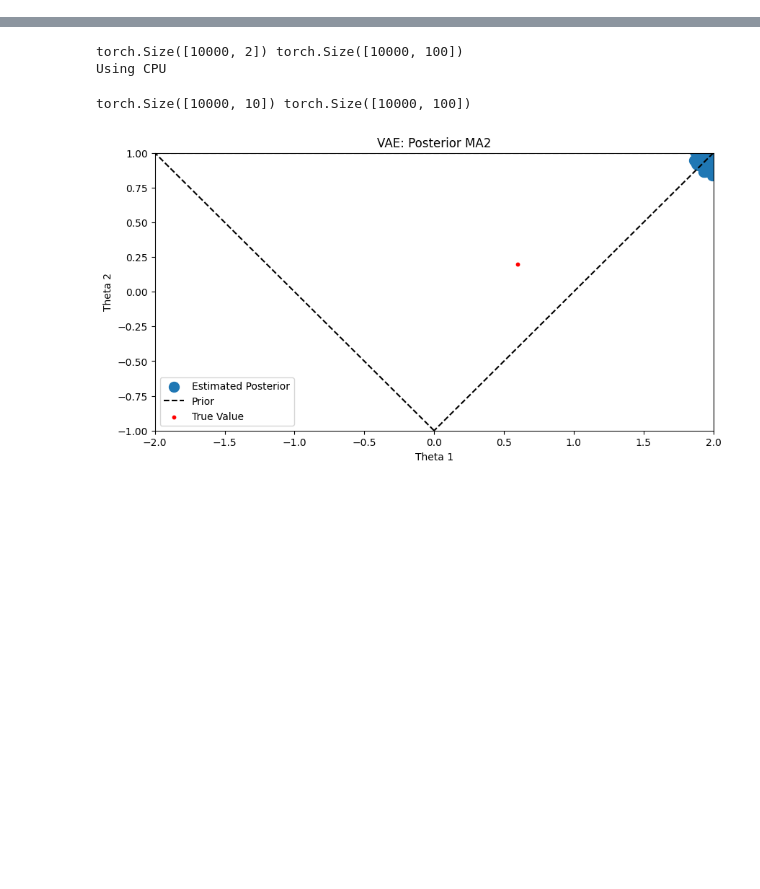
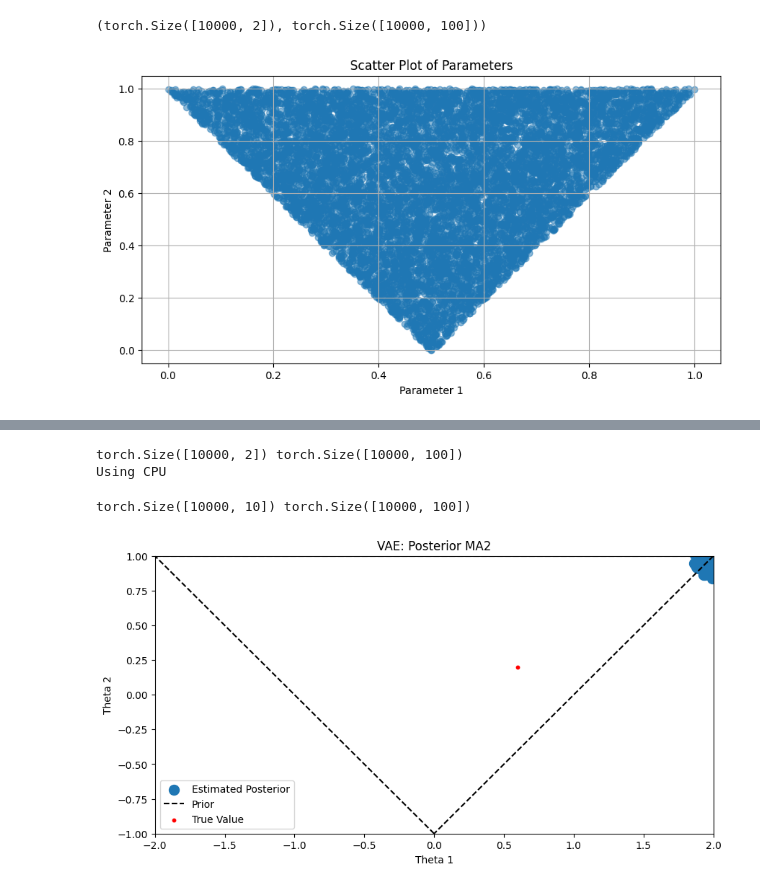
Before and after one commit to mayank05942/CVAEI, a Jupyter notebook: notebooks/ma2_cvaei.ipynb, the cells around one changed output, grey strips where cells are left out. Drawn from its saved outputs; the diff is of its cells as text; code cells hidden in the pictures; blank space fills up the shorter version.

```diff
--- a/notebooks/ma2_cvaei.ipynb
+++ b/notebooks/ma2_cvaei.ipynb
@@ -37,0 +35,4 @@ model = MovingAverage2()
+# %%
+ma2 = MovingAverage2()
+train_theta_norm, train_data_norm, theta_normalizer, data_normalizer = ma2.prepare_data(10000)
+x = ma2.observed_data()
@@ -37,0 +54,8 @@ model = MovingAverage2()
+# %%
+train_theta_norm.shape, train_data_norm.shape
+# %% [output]
+(torch.Size([10000, 2]), torch.Size([10000, 100]))
+# %%
+ma2.plot_prior(train_theta_norm)
+# %% [output]
+[figure, added]
```
Also changed, not shown: parts of 9 cells of this notebook, 3 other files.
